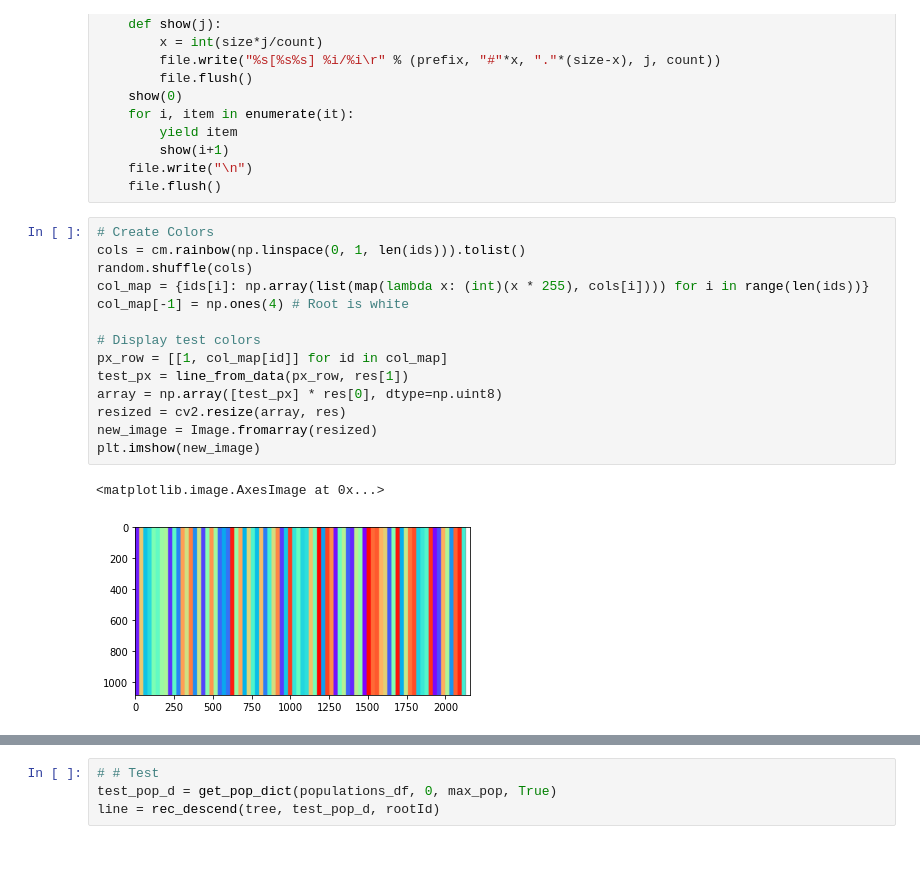
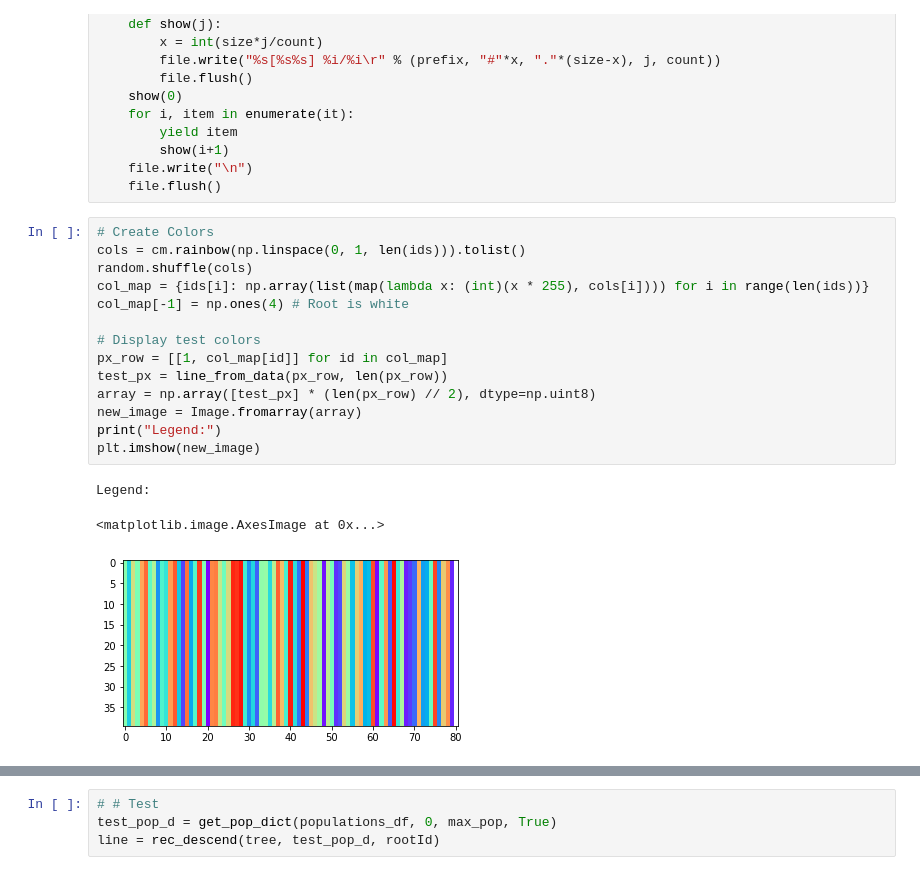
Before and after one commit to schwarzlab-ccb/SimChA, a Jupyter notebook: notebooks/fish_plot.ipynb, the cells around one changed output, grey strips where cells are left out. Drawn from its saved outputs; the diff is of its cells as text.

Commit message:
Added plots script

```diff
--- a/notebooks/fish_plot.ipynb
+++ b/notebooks/fish_plot.ipynb
@@ -86,20 +76,21 @@ def progressbar(it, prefix="", size=60, file=sys.stdout):
 # %%
 # Create Colors
 cols = cm.rainbow(np.linspace(0, 1, len(ids))).tolist()
 random.shuffle(cols)
 col_map = {ids[i]: np.array(list(map(lambda x: (int)(x * 255), cols[i]))) for i in range(len(ids))}
 col_map[-1] = np.ones(4) # Root is white
 
 # Display test colors
 px_row = [[1, col_map[id]] for id in col_map]
-test_px = line_from_data(px_row, res[1])
-array = np.array([test_px] * res[0], dtype=np.uint8)
-resized = cv2.resize(array, res)
-new_image = Image.fromarray(resized)
+test_px = line_from_data(px_row, len(px_row))
+array = np.array([test_px] * (len(px_row) // 2), dtype=np.uint8)
+new_image = Image.fromarray(array)
+print("Legend:")
 plt.imshow(new_image)
 # %% [output]
-<matplotlib.image.AxesImage at 0x...>
+Legend:
+<matplotlib.image.AxesImage at 0x...>
-[figure, old version]
+[figure, new version]
 # %%
 def get_pop_dict(pops_df, gen, max_pop, normalize):
     test_pop = pops_df[pops_df["Gen"] == gen]
```
Also changed, not shown: parts of 8 cells of this notebook, 2 other files.
